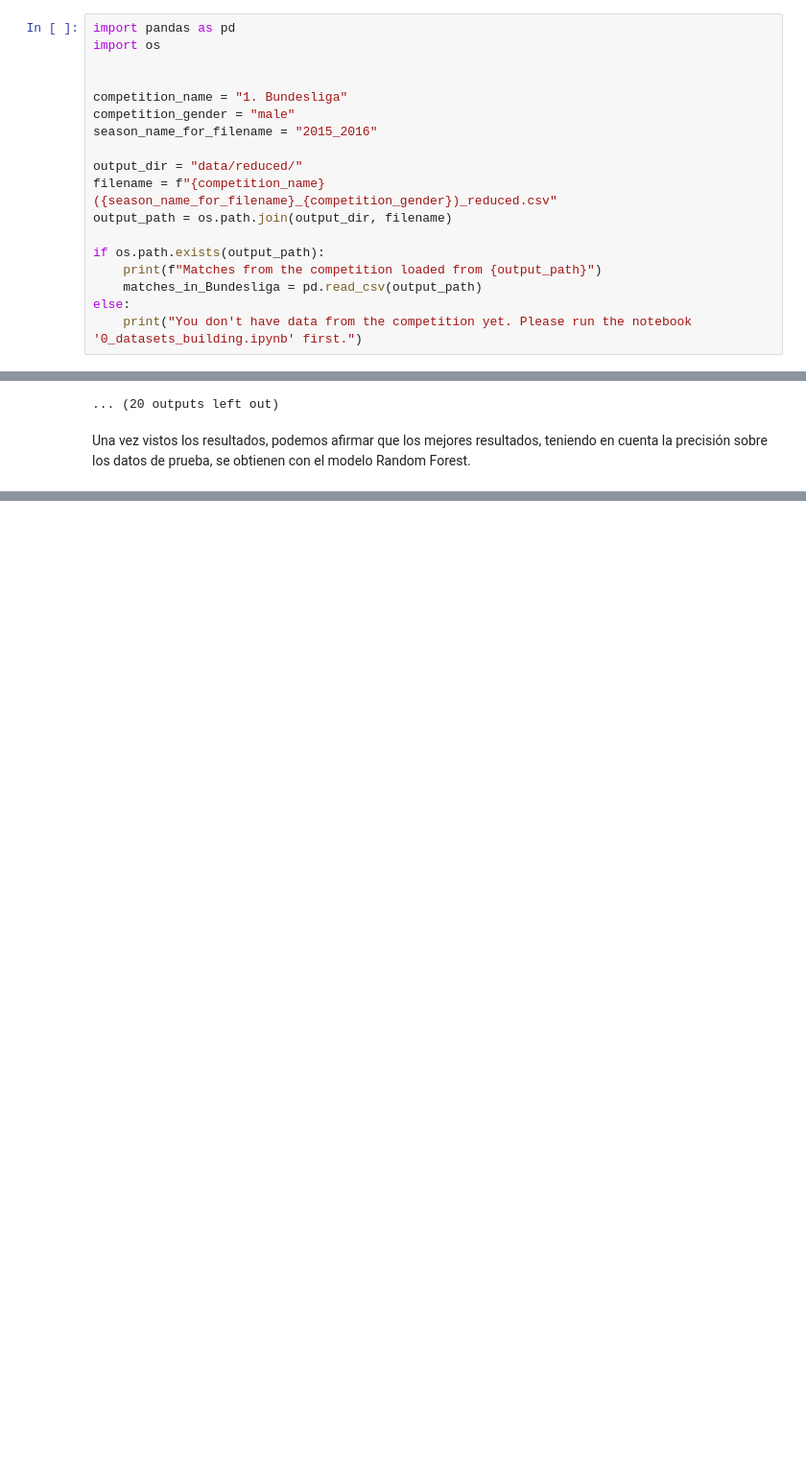
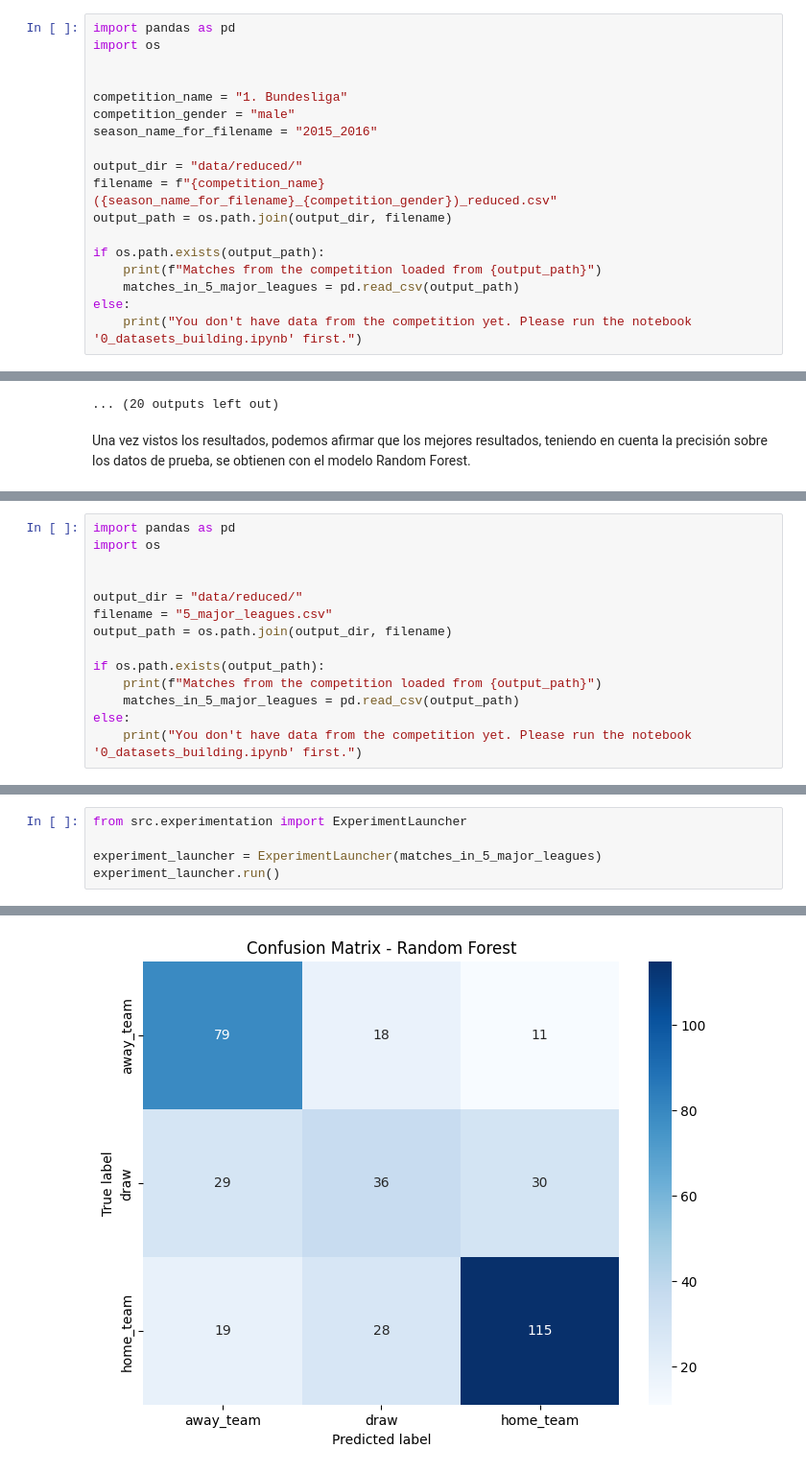
Before and after one commit to Jaime-Linares/DataAnalysis-FootySage, a Jupyter notebook: 1_experimentation.ipynb, the cells around one changed output, grey strips where cells are left out. Shown at 96% size. Drawn from its saved outputs; the diff is of its cells as text; blank space fills up the shorter version.

Commit message:
[feat] add experimentation for 5_major_leagues.csv

```diff
--- a/1_experimentation.ipynb
+++ b/1_experimentation.ipynb
@@ -524,7 +524,7 @@ output_path = os.path.join(output_dir, filename)
 
 if os.path.exists(output_path):
     print(f"Matches from the competition loaded from {output_path}")
-    matches_in_Bundesliga = pd.read_csv(output_path)
+    matches_in_5_major_leagues = pd.read_csv(output_path)
 else:
     print("You don't have data from the competition yet. Please run the notebook '0_datasets_building.ipynb' first.")
 # %% [output]
@@ -632,0 +637,14 @@ Una vez vistos los resultados, podemos afirmar que los mejores resultados, tenie
+# %%
+import pandas as pd
+import os
+
+
+output_dir = "data/reduced/"
+filename = "5_major_leagues.csv"
+output_path = os.path.join(output_dir, filename)
+
+if os.path.exists(output_path):
+    print(f"Matches from the competition loaded from {output_path}")
+    matches_in_5_major_leagues = pd.read_csv(output_path)
+else:
+    print("You don't have data from the competition yet. Please run the notebook '0_datasets_building.ipynb' first.")
@@ -632,0 +671,6 @@ Una vez vistos los resultados, podemos afirmar que los mejores resultados, tenie
+# %%
+from src.experimentation import ExperimentLauncher
+
+experiment_launcher = ExperimentLauncher(matches_in_5_major_leagues)
+experiment_launcher.run()
+# %% [output]
@@ -632,0 +681 @@ Una vez vistos los resultados, podemos afirmar que los mejores resultados, tenie
+[figure, added]
```
Also changed, not shown: parts of 9 cells of this notebook.
